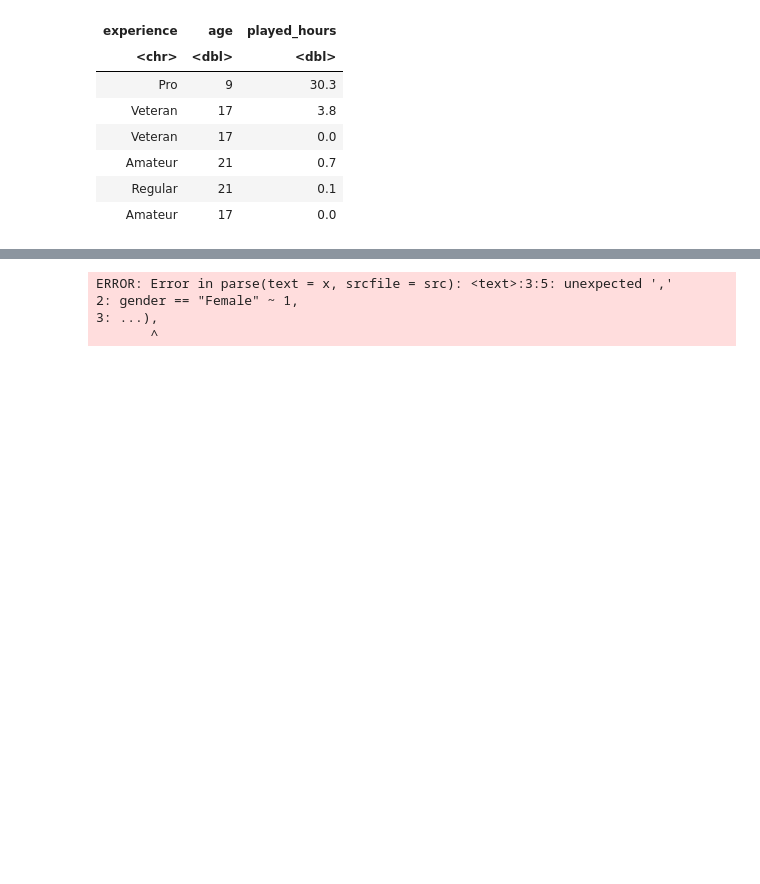
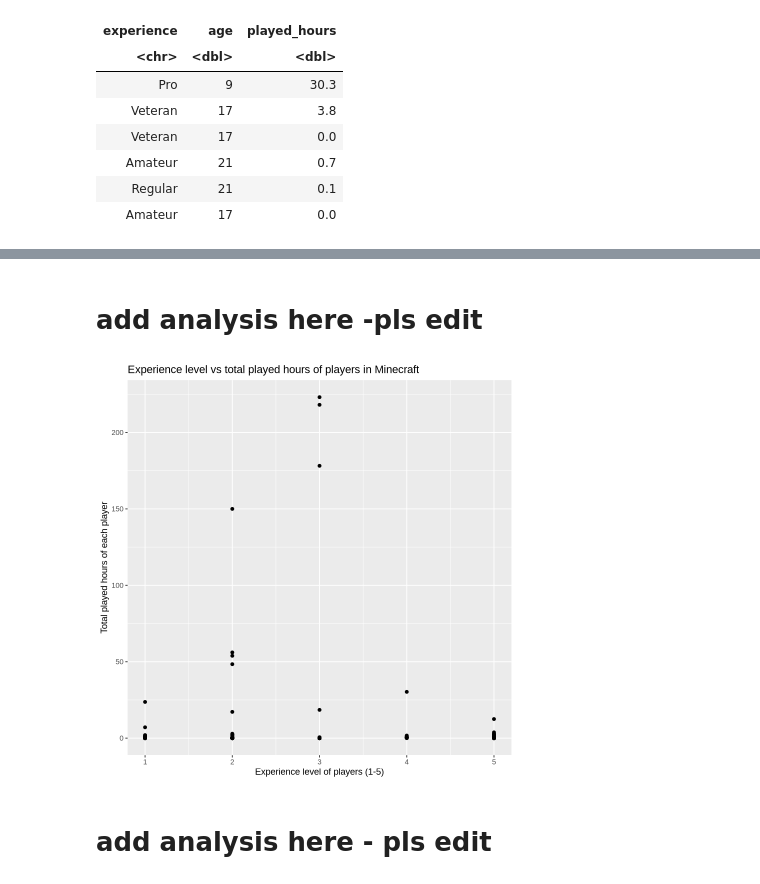
Before and after one commit to janeymhe/dsci-100-project, a Jupyter notebook: final_project.ipynb, the cells around one changed output, grey strips where cells are left out. Drawn from its saved outputs; the diff is of its cells as text; code cells hidden in the pictures; blank space fills up the shorter version.

```diff
--- a/final_project.ipynb
+++ b/final_project.ipynb
@@ -79,10 +92,27 @@ ERROR: Error in parse(text = x, srcfile = src): <text>:2:0: unexpected end of in
+# %% [markdown]
+# add analysis here -pls edit
+# %%
+# exploratory plot of experience level vs played hours
+experience_training_plot <- players_training|>
+                         ggplot(aes(x=experience_num,
+                                    y=played_hours))+
+                         geom_point()+
+                         labs(x = "Experience level of players (1-5)",
+                              y = "Total played hours of each player")+
+                         ggtitle("Experience level vs total played hours of players in Minecraft")
+experience_training_plot
+# %% [output]
+[figure, added]
+# %% [markdown]
+# add analysis here  - pls edit
 # %%
-gender_female = case_when(gender == "Male" ~ 0,
-gender == "Female" ~ 1,
-...),
-...)
+# receipe for the knn regression
+
+players_recipe <- recipe(played_hours ~ experience_num + age, data = players_training) |>
+                   step_scale(all_predictors()) |>
+                   step_center(all_predictors())
+
+players_spec <- nearest_neighbor(weight_func = "rectangular",
+                                 neighbors = tune()) |>
+                set_engine("kknn") |>
+                set_mode("regression")
-# %% [output]
-ERROR: Error in parse(text = x, srcfile = src): <text>:3:5: unexpected ','
-2: gender == "Female" ~ 1,
-3: ...),
-       ^
```
Also changed, not shown: parts of 15 cells of this notebook.
